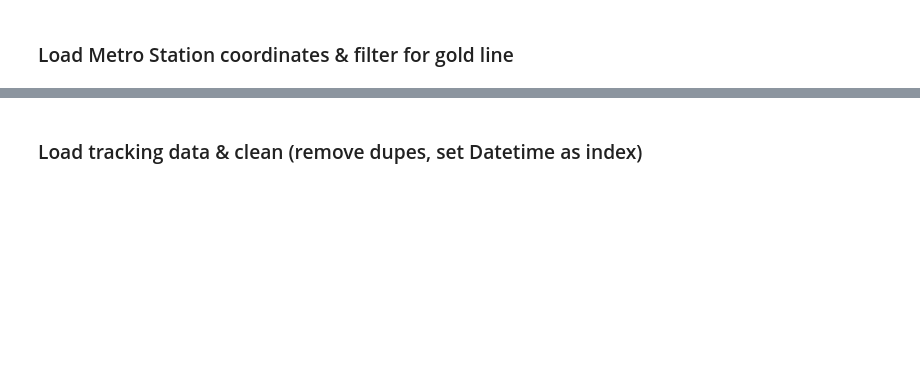
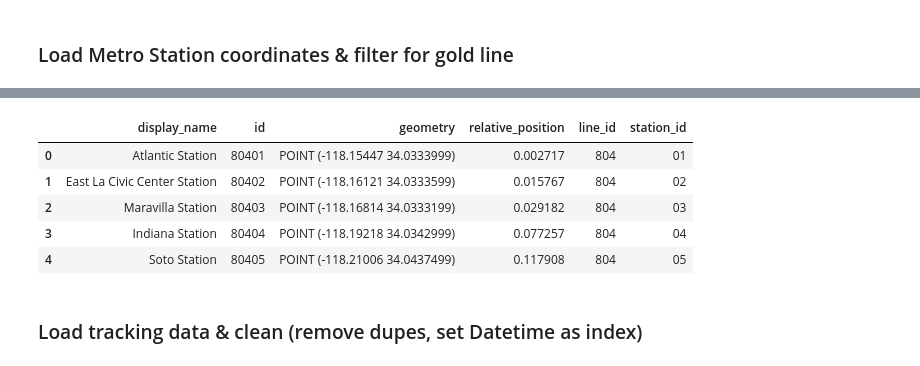
Before and after one commit to metro-ontime/analysis--deprecated, a Jupyter notebook: position_tracker.ipynb, the cells around one changed output, grey strips where cells are left out. Cells and saved outputs as stored; diff of their text form; code cells hidden in the pictures; blank space fills up the shorter version.

```diff
--- a/position_tracker.ipynb
+++ b/position_tracker.ipynb
@@ -41,2 +17,14 @@ loadStations(stations, gold_line)
+# %%
+from App.classes.Line import loadStations
+stations = json.load(open('misc/GoldLineStationIds.json'))['items']
+gold_line_stations = loadStations(stations, gold_line)
+gold_line_stations.head()
+# %% [output]
+|  | display_name | id | geometry | relative_position | line_id | station_id |
+| 0 | Atlantic Station | 80401 | POINT (-118.15447 34.0333999) | 0.002717 | 804 | 01 |
+| 1 | East La Civic Center Station | 80402 | POINT (-118.16121 34.0333599) | 0.015767 | 804 | 02 |
+| 2 | Maravilla Station | 80403 | POINT (-118.16814 34.0333199) | 0.029182 | 804 | 03 |
+| 3 | Indiana Station | 80404 | POINT (-118.19218 34.0342999) | 0.077257 | 804 | 04 |
+| 4 | Soto Station | 80405 | POINT (-118.21006 34.0437499) | 0.117908 | 804 | 05 |
 # %% [markdown]
 ### Load tracking data & clean (remove dupes, set Datetime as index)
```
Also changed, not shown: parts of 9 cells of this notebook, 2 other files.
